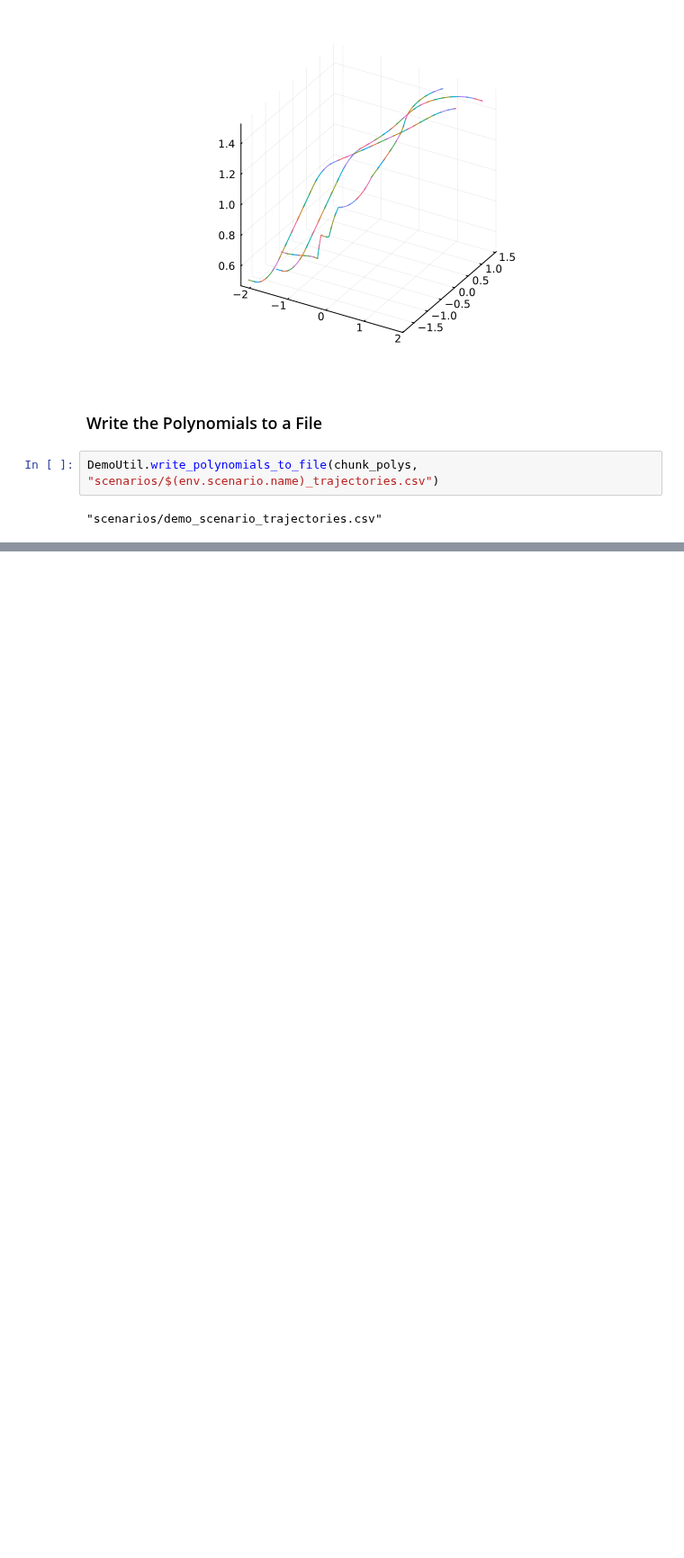
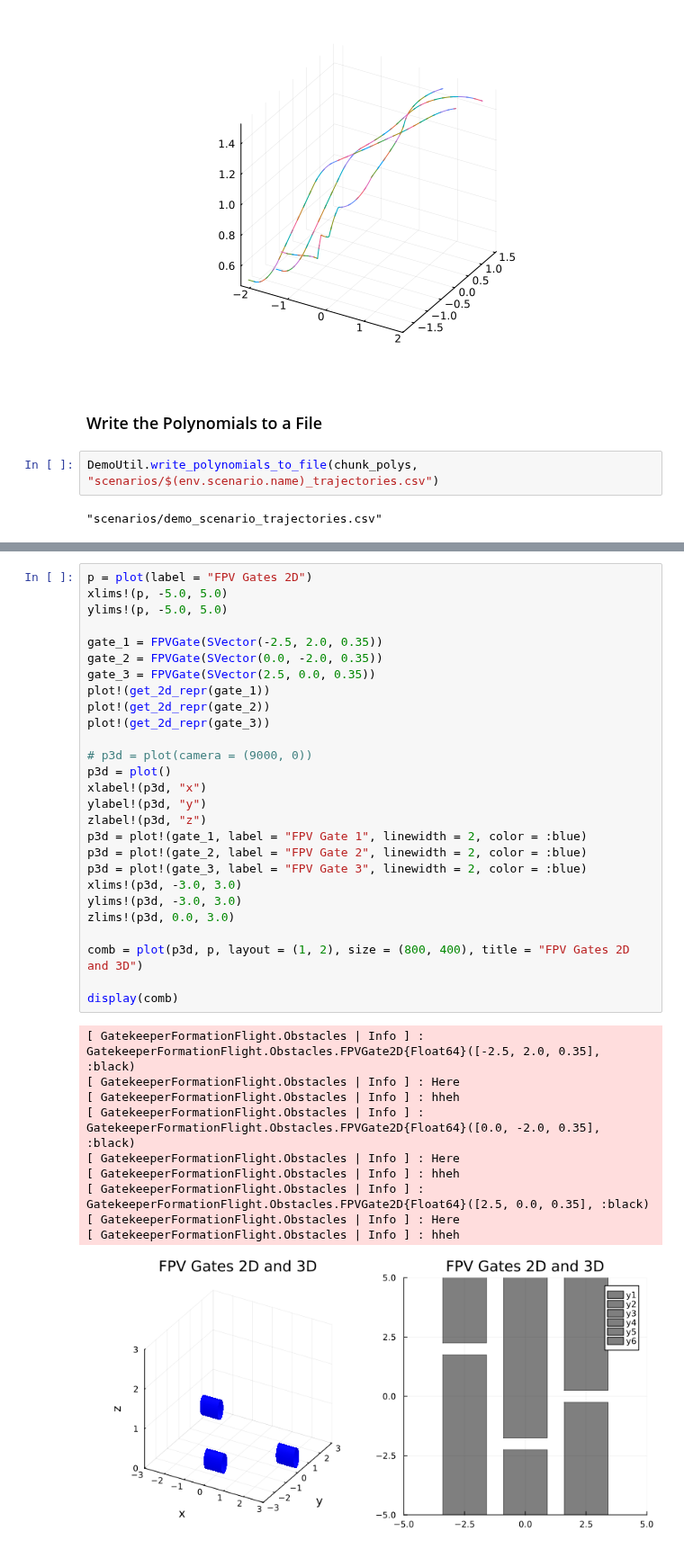
Before and after one commit to dev10110/GatekeeperFormationFlight.jl, a Jupyter notebook: examples/caams_demo/scenario_builder.ipynb, the cells around one changed output, grey strips where cells are left out. Shown at 90% size. Cells and saved outputs as stored; diff of their text form; blank space fills up the shorter version.

```diff
--- a/examples/caams_demo/scenario_builder.ipynb
+++ b/examples/caams_demo/scenario_builder.ipynb
@@ -373,0 +397,38 @@ DemoUtil.write_polynomials_to_file(chunk_polys, "scenarios/$(env.scenario.name)_
+# %%
+p = plot(label = "FPV Gates 2D")
+xlims!(p, -5.0, 5.0)
+ylims!(p, -5.0, 5.0)
+
+gate_1 = FPVGate(SVector(-2.5, 2.0, 0.35))
+gate_2 = FPVGate(SVector(0.0, -2.0, 0.35))
+gate_3 = FPVGate(SVector(2.5, 0.0, 0.35))
+plot!(get_2d_repr(gate_1))
+plot!(get_2d_repr(gate_2))
+plot!(get_2d_repr(gate_3))
+
+# p3d = plot(camera = (9000, 0))
+p3d = plot()
+xlabel!(p3d, "x")
+ylabel!(p3d, "y")
+zlabel!(p3d, "z")
+p3d = plot!(gate_1, label = "FPV Gate 1", linewidth = 2, color = :blue)
+p3d = plot!(gate_2, label = "FPV Gate 2", linewidth = 2, color = :blue)
+p3d = plot!(gate_3, label = "FPV Gate 3", linewidth = 2, color = :blue)
+xlims!(p3d, -3.0, 3.0)
+ylims!(p3d, -3.0, 3.0)
+zlims!(p3d, 0.0, 3.0)
+
+comb = plot(p3d, p, layout = (1, 2), size = (800, 400), title = "FPV Gates 2D and 3D")
+
+display(comb)
+# %% [output]
+[ GatekeeperFormationFlight.Obstacles | Info ] : GatekeeperFormationFlight.Obstacles.FPVGate2D{Float64}([-2.5, 2.0, 0.35], :black)
+[ GatekeeperFormationFlight.Obstacles | Info ] : Here
+[ GatekeeperFormationFlight.Obstacles | Info ] : hheh
+[ GatekeeperFormationFlight.Obstacles | Info ] : GatekeeperFormationFlight.Obstacles.FPVGate2D{Float64}([0.0, -2.0, 0.35], :black)
+[ GatekeeperFormationFlight.Obstacles | Info ] : Here
+[ GatekeeperFormationFlight.Obstacles | Info ] : hheh
+[ GatekeeperFormationFlight.Obstacles | Info ] : GatekeeperFormationFlight.Obstacles.FPVGate2D{Float64}([2.5, 0.0, 0.35], :black)
+[ GatekeeperFormationFlight.Obstacles | Info ] : Here
+[ GatekeeperFormationFlight.Obstacles | Info ] : hheh
+[figure, added]
```
Also changed, not shown: parts of 19 cells of this notebook, 9 other files.
